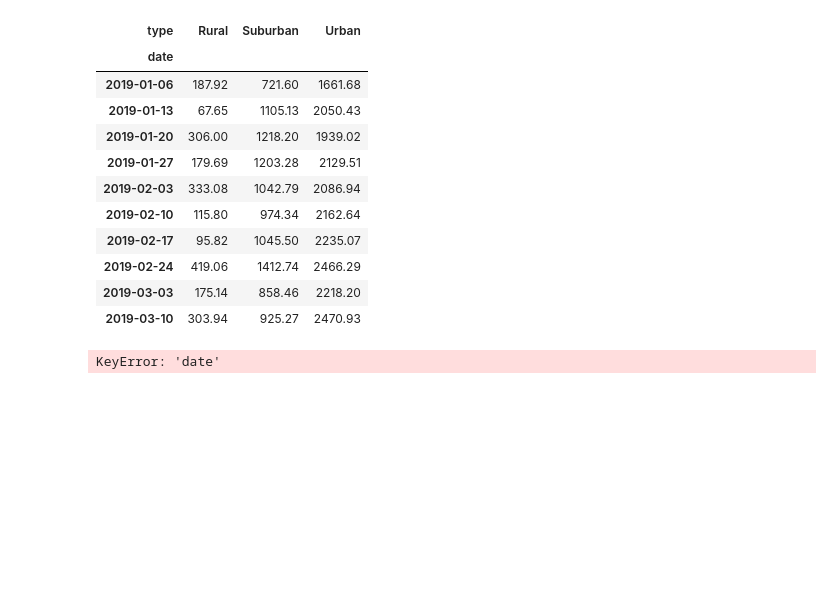
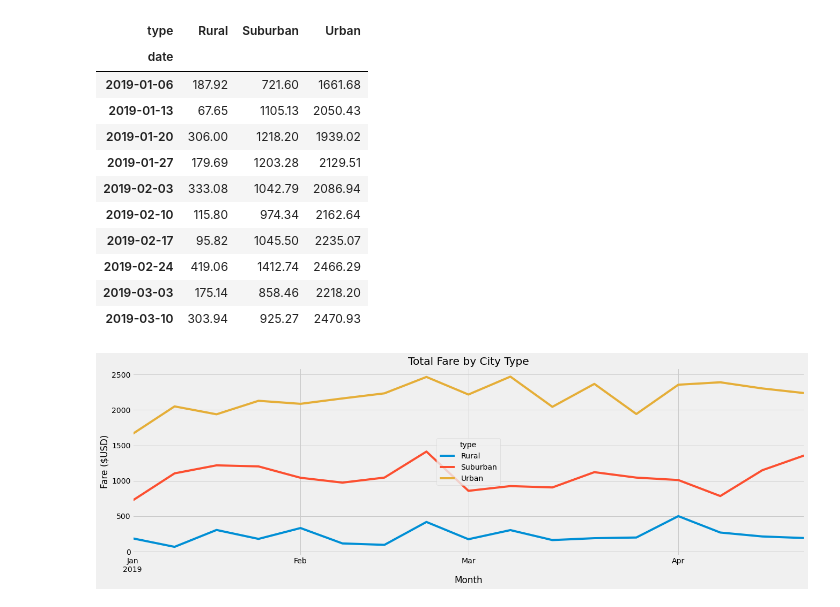
Before and after one commit to VAlphonso/PyBer_Analysis, a Jupyter notebook: PyBer_Challenge.ipynb, the cells around one changed output. Cells and saved outputs as stored; diff of their text form; code cells hidden in the pictures; blank space fills up the shorter version.

Commit message:
including figure8.

```diff
--- a/PyBer_Challenge.ipynb
+++ b/PyBer_Challenge.ipynb
@@ -252,9 +252,17 @@ pyber_fare_sum_week.head(10)
 from matplotlib import style
 # Use the graph style fivethirtyeight.
 style.use('fivethirtyeight')
-# %%
-# Create the line graph.
-pyber_fare_sum_week.plot(x="date", y="Fare ($USD)")
-plt.show()
-# %% [output]
-KeyError: 'date'
+# %%
+# Create the line graph.
+pyber_weekly_sums = pyber_fare_sum_week.plot(figsize = (20,6))
+
+# Formating the line graph
+pyber_weekly_sums.set_title("Total Fare by City Type")
+pyber_weekly_sums.set_xlabel("Month")
+pyber_weekly_sums.set_ylabel("Fare ($USD)")
+
+# Save and show the figure.
+plt.savefig("analysis/Fig8.png")
+plt.show()
+# %% [output]
+[figure, added]
```
Also changed, not shown: 1 other file.
